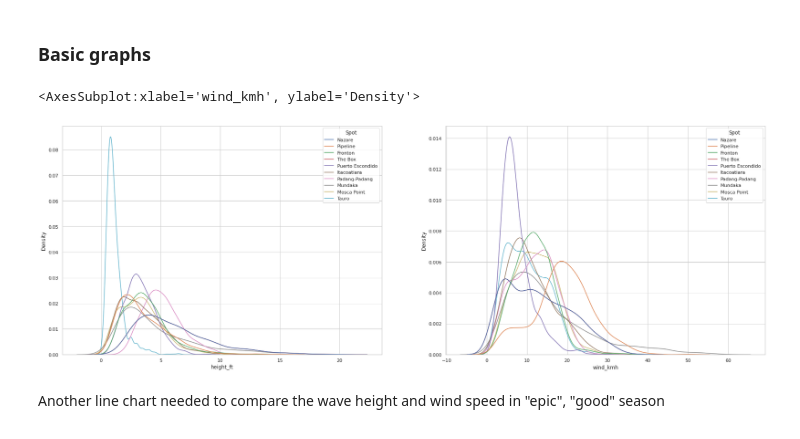
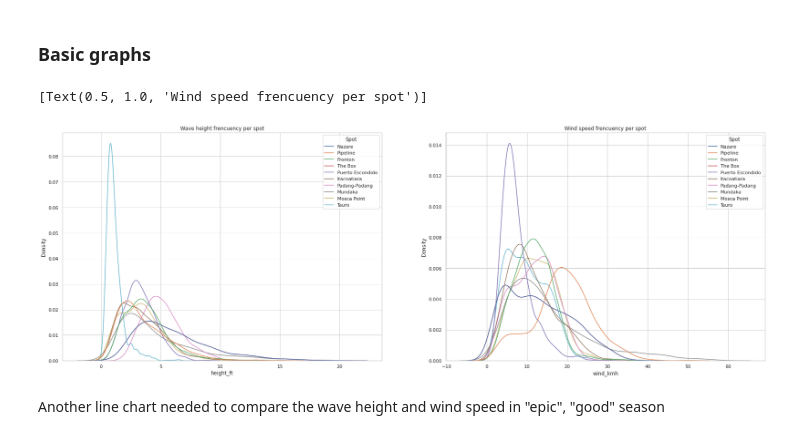
Before and after one commit to lukesmith194/SurfScanner, a Jupyter notebook: Visuals.ipynb, the cells around one changed output. Saved outputs shown, nothing was run; the diff lists cells and outputs as text; code cells hidden in the pictures.

```diff
--- a/Visuals.ipynb
+++ b/Visuals.ipynb
@@ -61,11 +66,11 @@ AttributeError: 'Figure' object has no attribute 'update_xaxes'
 ### Basic graphs
 # %%
 fig, axs = plt.subplots(nrows=1, ncols=2, figsize=(30, 10))
-sns.kdeplot(data=data, x="height_ft", hue="Spot", ax=axs[0])
-sns.kdeplot(data=data, x="wind_kmh", hue="Spot", ax=axs[1])
+sns.kdeplot(data=data, x="height_ft", hue="Spot", ax=axs[0]).set(title='Wave height frencuency per spot')
+sns.kdeplot(data=data, x="wind_kmh", hue="Spot", ax=axs[1]).set(title='Wind speed frencuency per spot')
 # %% [output]
-<AxesSubplot:xlabel='wind_kmh', ylabel='Density'>
+[Text(0.5, 1.0, 'Wind speed frencuency per spot')]
-[figure, old version]
+[figure, new version]
 # %% [markdown]
 Another line chart needed to compare the wave height and wind speed in "epic", "good" season
 # %% [markdown]
```
Also changed, not shown: parts of 9 cells of this notebook, 1 other file.
